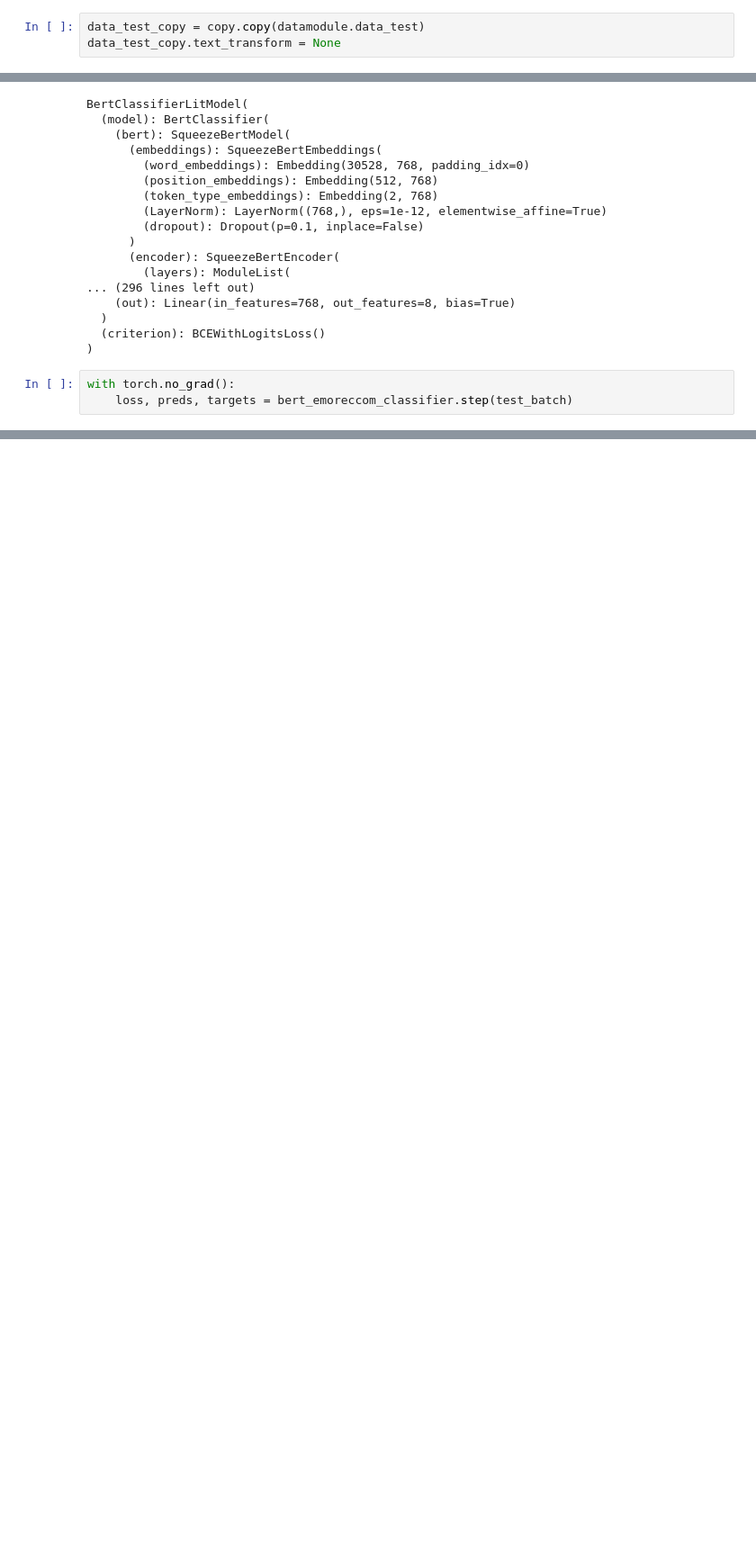
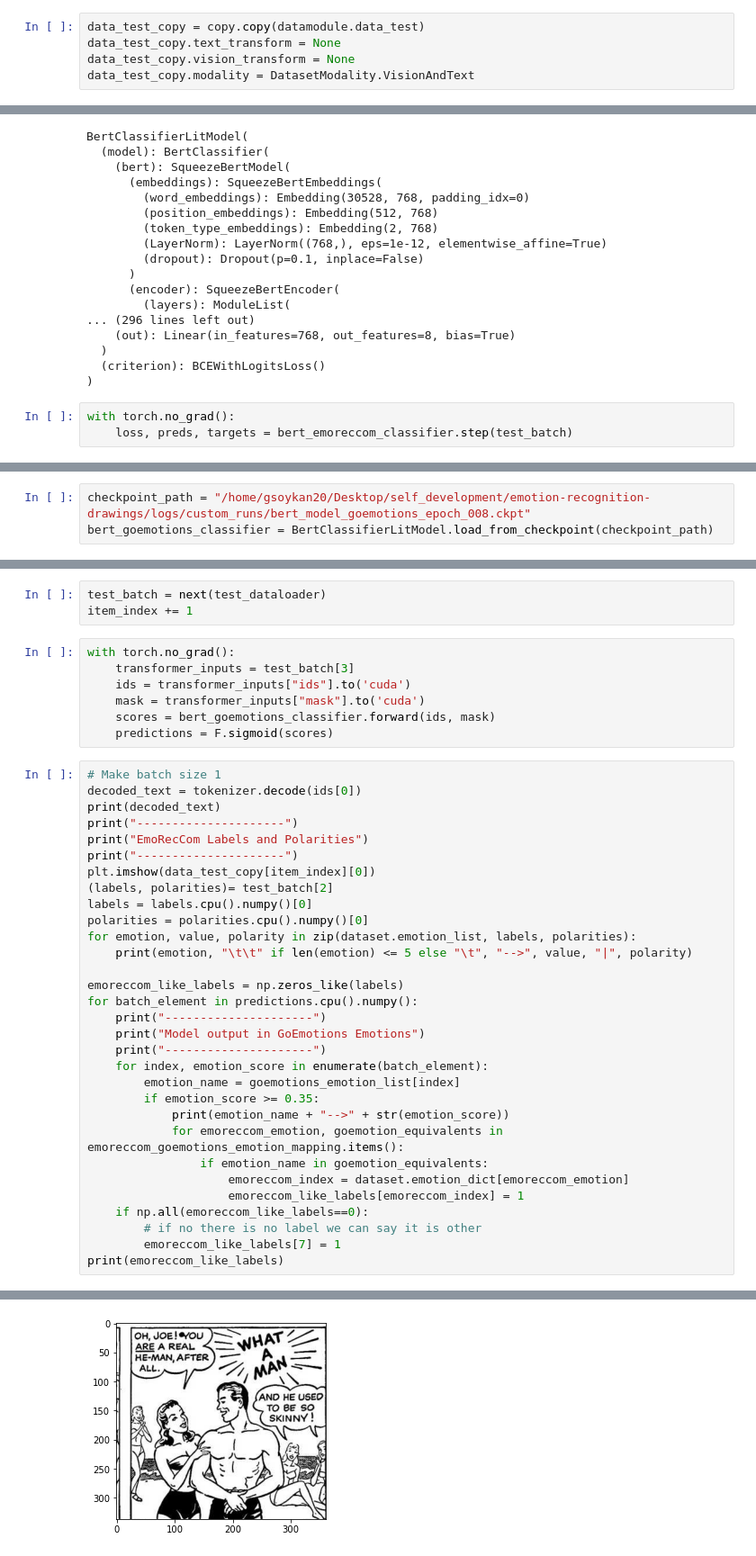
Before and after one commit to inzva/emotion-recognition-drawings, a Jupyter notebook: notebooks/EmoRecCom_Test.ipynb, the cells around one changed output, grey strips where cells are left out. Shown: that part at 90% size. Cells and saved outputs as stored; diff of their text form; blank space fills up the shorter version.

Commit message:
analyze goemotions trained model on emoreccom data

```diff
--- a/notebooks/EmoRecCom_Test.ipynb
+++ b/notebooks/EmoRecCom_Test.ipynb
@@ -95,6 +99,8 @@ tokenizer = datamodule.get_tokenizer()
 # %%
 data_test_copy = copy.copy(datamodule.data_test)
 data_test_copy.text_transform = None
+data_test_copy.vision_transform = None
+data_test_copy.modality = DatasetModality.VisionAndText
 # %%
 _, _, (_, _), (narrative, dialog) = data_test_copy[item_index]
 print(merge_comic_texts((narrative, dialog)))
@@ -143,0 +150,3 @@ with torch.no_grad():
+# %%
+checkpoint_path = "/home/gsoykan20/Desktop/self_development/emotion-recognition-drawings/logs/custom_runs/bert_model_goemotions_epoch_008.ckpt"
+bert_goemotions_classifier = BertClassifierLitModel.load_from_checkpoint(checkpoint_path)
@@ -143,0 +180,42 @@ with torch.no_grad():
+# %%
+test_batch = next(test_dataloader)
+item_index += 1
+# %%
+with torch.no_grad():
+    transformer_inputs = test_batch[3]
+    ids = transformer_inputs["ids"].to('cuda')
+    mask = transformer_inputs["mask"].to('cuda')
+    scores = bert_goemotions_classifier.forward(ids, mask)
+    predictions = F.sigmoid(scores)
+# %%
+# Make batch size 1
+decoded_text = tokenizer.decode(ids[0])
+print(decoded_text)
+print("---------------------")
+print("EmoRecCom Labels and Polarities")
+print("---------------------")
+plt.imshow(data_test_copy[item_index][0])
+(labels, polarities)= test_batch[2]
+labels = labels.cpu().numpy()[0]
+polarities = polarities.cpu().numpy()[0]
+for emotion, value, polarity in zip(dataset.emotion_list, labels, polarities):
+    print(emotion, "\t\t" if len(emotion) <= 5 else "\t", "-->", value, "|", polarity)
+
+emoreccom_like_labels = np.zeros_like(labels)
+for batch_element in predictions.cpu().numpy():
+    print("---------------------")
+    print("Model output in GoEmotions Emotions")
+    print("---------------------")
+    for index, emotion_score in enumerate(batch_element):
+        emotion_name = goemotions_emotion_list[index]
+        if emotion_score >= 0.35:
+            print(emotion_name + "-->" + str(emotion_score))
+            for emoreccom_emotion, goemotion_equivalents in emoreccom_goemotions_emotion_mapping.items():
+                if emotion_name in goemotion_equivalents:
+                    emoreccom_index = dataset.emotion_dict[emoreccom_emotion]
+                    emoreccom_like_labels[emoreccom_index] = 1
+    if np.all(emoreccom_like_labels==0):
+        # if no there is no label we can say it is other
+        emoreccom_like_labels[7] = 1
+print(emoreccom_like_labels)
+# %% [output]
@@ -143,0 +239 @@ with torch.no_grad():
+[figure, added]
```
Also changed, not shown: parts of 24 cells of this notebook, 2 other files.
